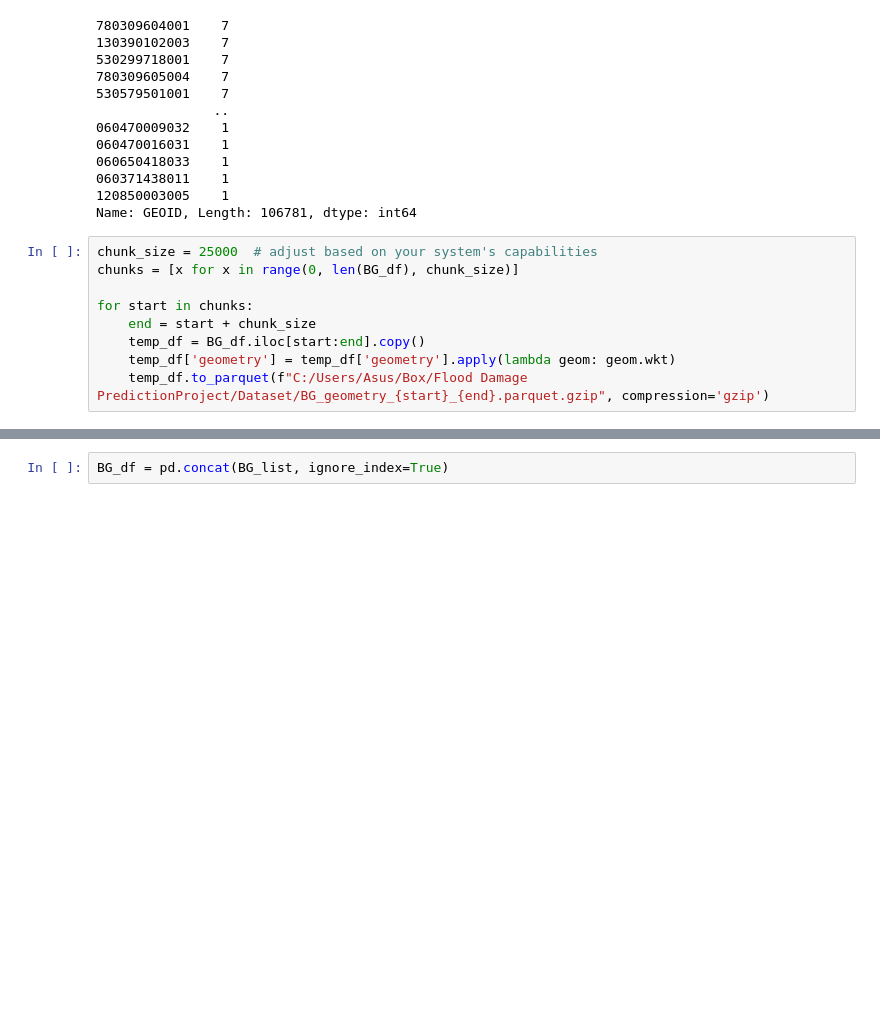
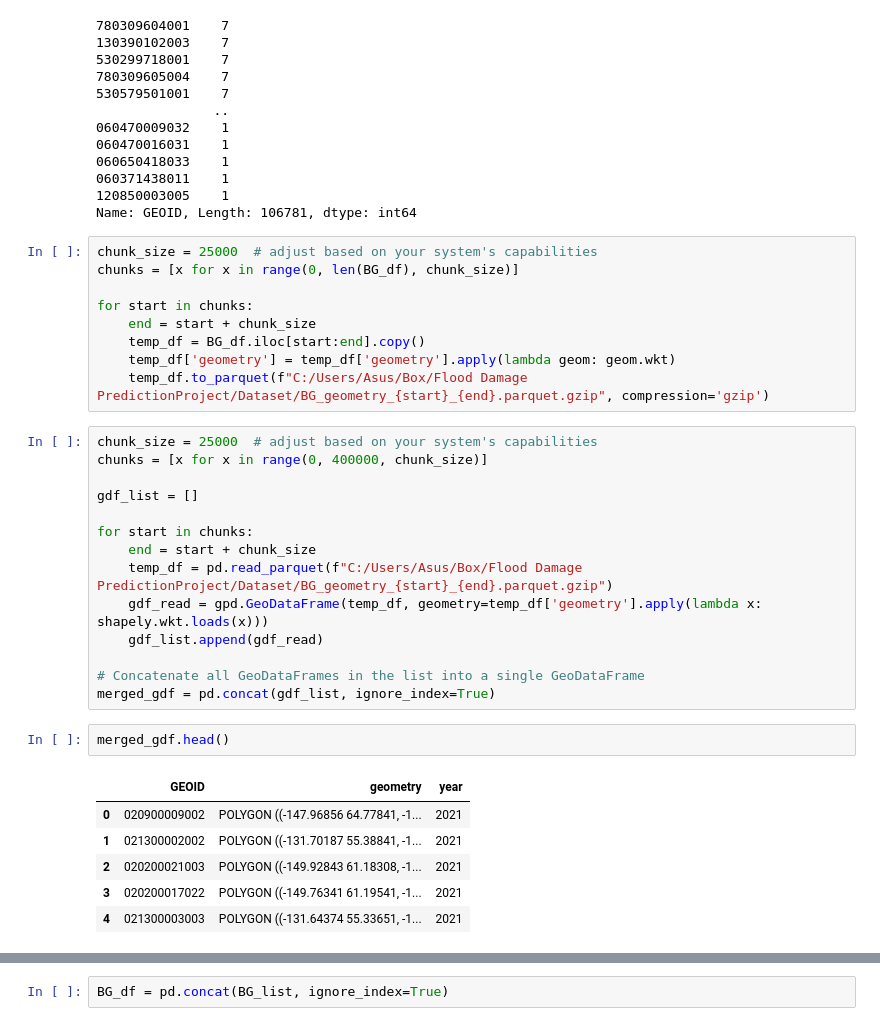
Before and after one commit to LayanKaushik/FloodClaimGeospatialImprovements, a Jupyter notebook: Code/Geographic_unit_code.ipynb, the cells around one changed output, grey strips where cells are left out. Drawn from its saved outputs; the diff is of its cells as text; blank space fills up the shorter version.

```diff
--- a/Code/Geographic_unit_code.ipynb
+++ b/Code/Geographic_unit_code.ipynb
@@ -557,3 +557,26 @@ for start in chunks:
     temp_df = BG_df.iloc[start:end].copy()
     temp_df['geometry'] = temp_df['geometry'].apply(lambda geom: geom.wkt)
     temp_df.to_parquet(f"C:/Users/Asus/Box/Flood Damage PredictionProject/Dataset/BG_geometry_{start}_{end}.parquet.gzip", compression='gzip')
+# %%
+chunk_size = 25000  # adjust based on your system's capabilities
+chunks = [x for x in range(0, 400000, chunk_size)]
+
+gdf_list = []
+
+for start in chunks:
+    end = start + chunk_size
+    temp_df = pd.read_parquet(f"C:/Users/Asus/Box/Flood Damage PredictionProject/Dataset/BG_geometry_{start}_{end}.parquet.gzip")
+    gdf_read = gpd.GeoDataFrame(temp_df, geometry=temp_df['geometry'].apply(lambda x: shapely.wkt.loads(x)))
+    gdf_list.append(gdf_read)
+
+# Concatenate all GeoDataFrames in the list into a single GeoDataFrame
+merged_gdf = pd.concat(gdf_list, ignore_index=True)
+# %%
+merged_gdf.head()
+# %% [output]
+|  | GEOID | geometry | year |
+| 0 | 020900009002 | POLYGON ((-147.96856 64.77841, -1... | 2021 |
+| 1 | 021300002002 | POLYGON ((-131.70187 55.38841, -1... | 2021 |
+| 2 | 020200021003 | POLYGON ((-149.92843 61.18308, -1... | 2021 |
+| 3 | 020200017022 | POLYGON ((-149.76341 61.19541, -1... | 2021 |
+| 4 | 021300003003 | POLYGON ((-131.64374 55.33651, -1... | 2021 |
```
Also changed, not shown: parts of 1 cell of this notebook, 3 other files.
